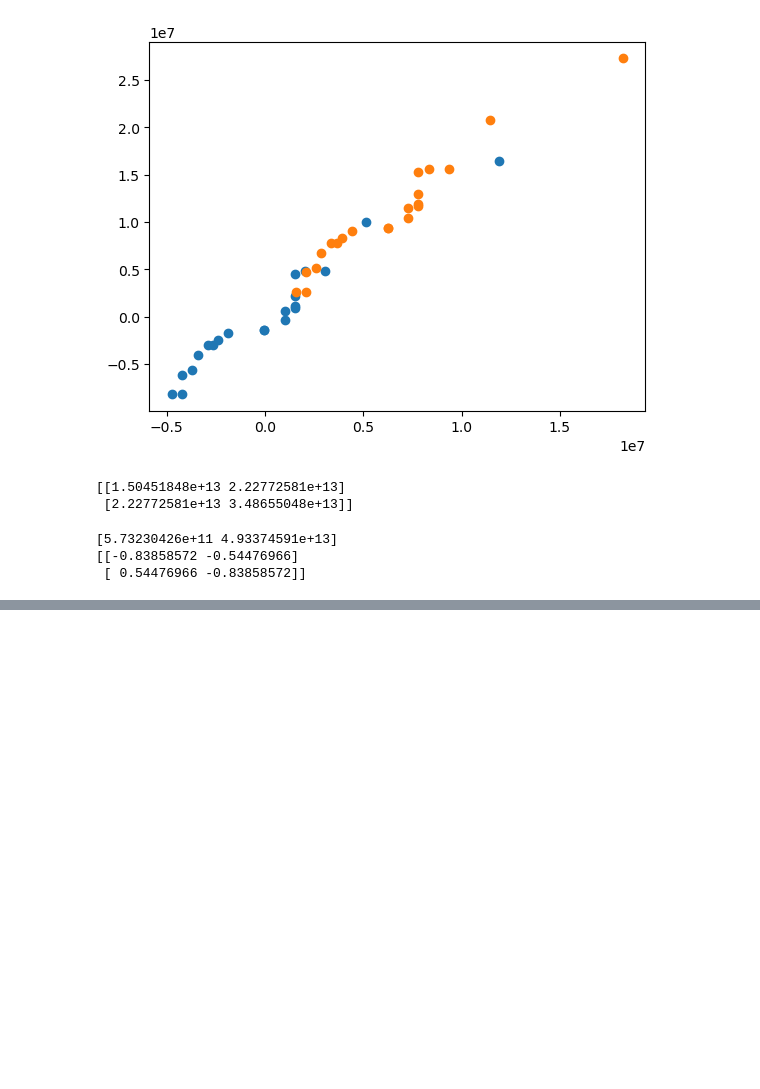
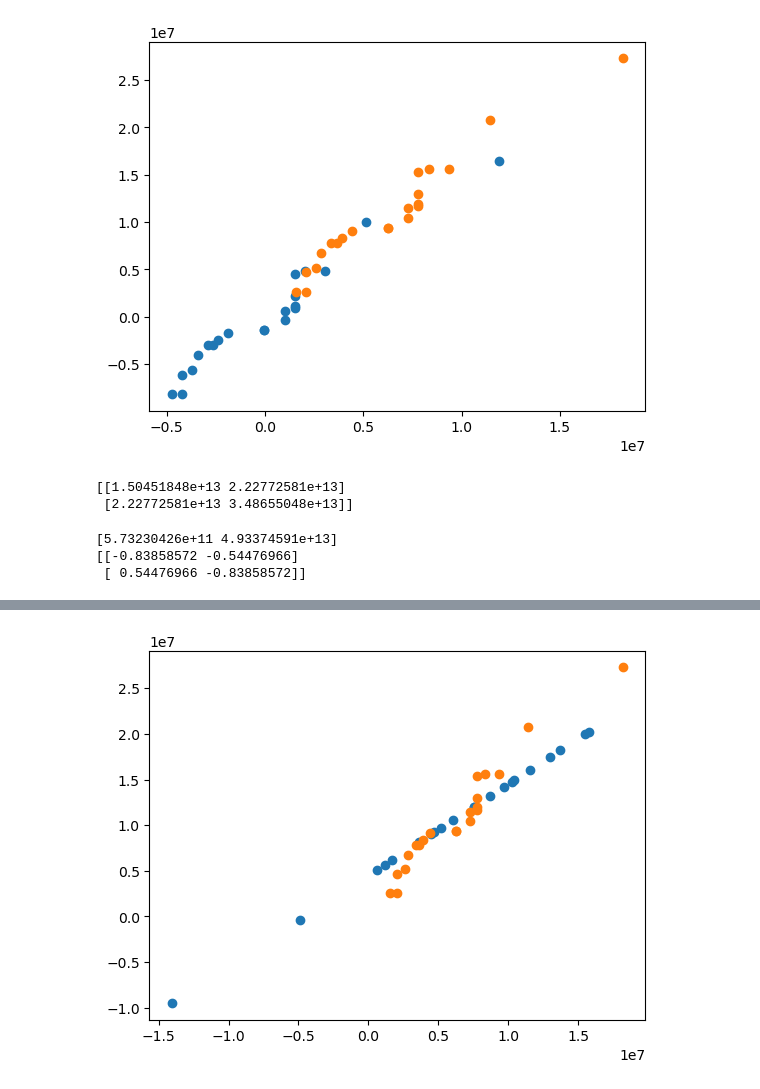
Before and after one commit to HazCodesLots/Principal-Component-Analysis, a Jupyter notebook: PCA(ManCityVSLiverpool).ipynb, the cells around one changed output, grey strips where cells are left out. Saved outputs shown, nothing was run; the diff lists cells and outputs as text; code cells hidden in the pictures; blank space fills up the shorter version.

```diff
--- a/PCA(ManCityVSLiverpool).ipynb
+++ b/PCA(ManCityVSLiverpool).ipynb
@@ -100,6 +100,6 @@ print(evec)
 [[-0.83858572 -0.54476966]
  [ 0.54476966 -0.83858572]]
 # %%
-n=1
-evec_subset=sorted_evec[:,0:n]
-print(evec_subset)
+sorted_index=np.argsort(eval)[::-1]
+sorted_eval=eval[sorted_index]
+sorted_evec=evec[:,sorted_index]
@@ -107,0 +113,3 @@ NameError: name 'sorted_evec' is not defined
+# %%
+X_reduced=np.dot(evec_subset.transpose(), X_meaned.transpose()).transpose()
+print(X_reduced)
@@ -107,0 +134,6 @@ NameError: name 'sorted_evec' is not defined
+# %%
+means = np.mean(X_salaries, axis=0)
+X_reduced_unshifted = X_reduced + means
+
+print("Unshifted reduced data:")
+print(X_reduced_unshifted)
@@ -107,0 +158,7 @@ NameError: name 'sorted_evec' is not defined
+# %%
+plt.figure()
+plt.scatter(X_reduced_unshifted[:,0], X_reduced_unshifted[:,1])
+plt.scatter(X_salaries[:,0], X_salaries[:,1])
+plt.show()
+# %% [output]
+[figure, added]
```
Also changed, not shown: parts of 4 cells of this notebook, 1 other file.
